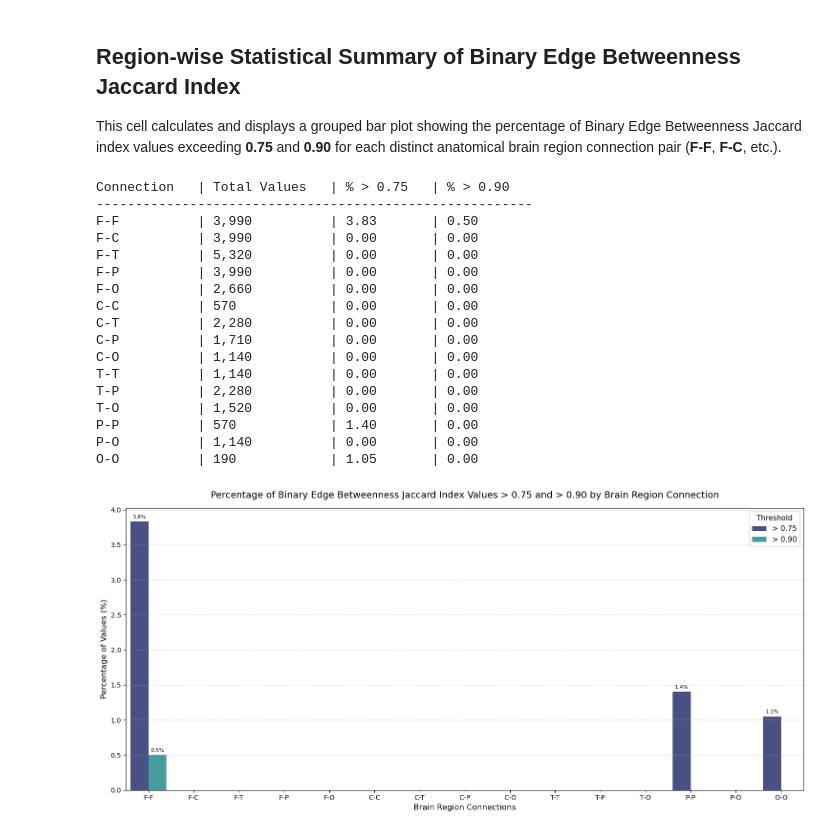
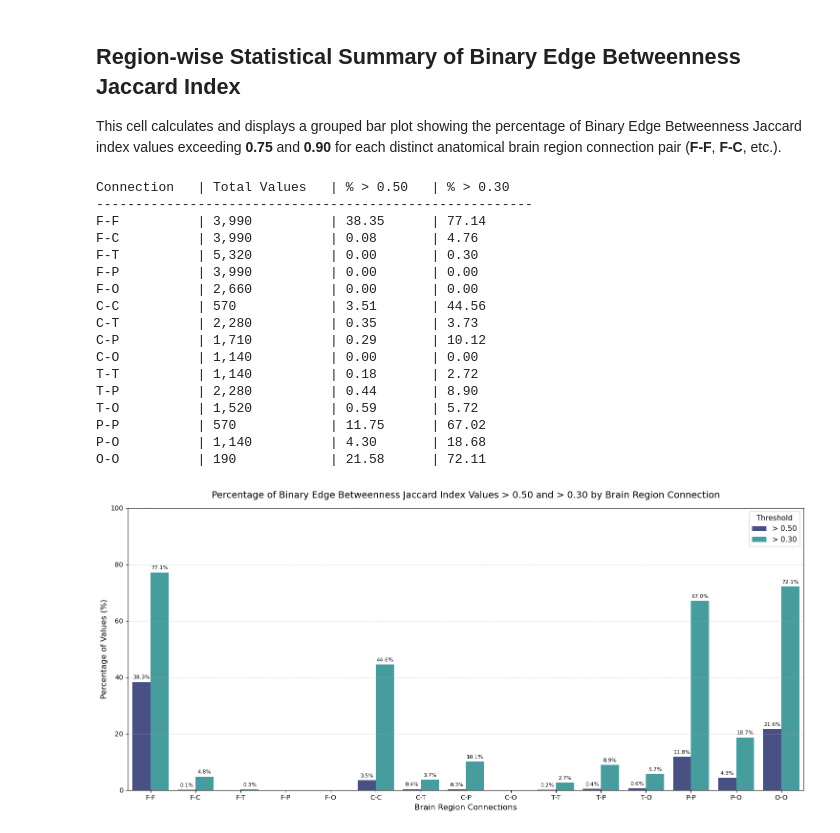
Before and after one commit to AlooKaLaddoo/HonoursM26, a Jupyter notebook: binary/binaryEdgeBetweennessJaccard.ipynb, the cells around one changed output. Drawn from its saved outputs; the diff is of its cells as text; code cells hidden in the pictures.

```diff
--- a/binary/binaryEdgeBetweennessJaccard.ipynb
+++ b/binary/binaryEdgeBetweennessJaccard.ipynb
@@ -351,68 +351,69 @@ for idx, edge in enumerate(edge_labels):
         col_vals = heatmap_data[:, idx]
         region_values[cat].extend(col_vals)
 
-# 3. Calculate percentages > 0.75 and > 0.90
+# 3. Calculate percentages > 0.50 and > 0.30
 stats_data = []
 
-print(f"{'Connection':<12} | {'Total Values':<14} | {'% > 0.75':<10} | {'% > 0.90':<10}")
+print(f"{'Connection':<12} | {'Total Values':<14} | {'% > 0.50':<10} | {'% > 0.30':<10}")
 print("-" * 56)
 
 for cat in region_groups:
     vals = np.array(region_values[cat])
     total = len(vals)
     if total > 0:
-        pct_75 = (np.sum(vals > 0.75) / total) * 100.0
-        pct_90 = (np.sum(vals > 0.90) / total) * 100.0
+        pct_50 = (np.sum(vals > 0.50) / total) * 100.0
+        pct_30 = (np.sum(vals > 0.30) / total) * 100.0
     else:
-        pct_75, pct_90 = 0.0, 0.0
+        pct_50, pct_30 = 0.0, 0.0
 
     val_str = f"{total:,}"
-    print(f"{cat:<12} | {val_str:<14} | {pct_75:<10.2f} | {pct_90:<10.2f}")
+    print(f"{cat:<12} | {val_str:<14} | {pct_50:<10.2f} | {pct_30:<10.2f}")
 
-    stats_data.append({'Region Pair': cat, 'Threshold': '> 0.75', 'Percentage': pct_75})
-    stats_data.append({'Region Pair': cat, 'Threshold': '> 0.90', 'Percentage': pct_90})
+    stats_data.append({'Region Pair': cat, 'Threshold': '> 0.50', 'Percentage': pct_50})
+    stats_data.append({'Region Pair': cat, 'Threshold': '> 0.30', 'Percentage': pct_30})
 
 df_stats = pd.DataFrame(stats_data)
 
 # 4. Plot the grouped bar chart
 plt.figure(figsize=(15, 7))
 ax = sns.barplot(data=df_stats, x='Region Pair', y='Percentage', hue='Threshold', palette='mako')
 
-plt.title('Percentage of Binary Edge Betweenness Jaccard Index Values > 0.75 and > 0.90 by Brain Region Connection', fontsize=14, pad=15)
+plt.title('Percentage of Binary Edge Betweenness Jaccard Index Values > 0.50 and > 0.30 by Brain Region Connection', fontsize=14, pad=15)
 plt.xlabel('Brain Region Connections', fontsize=12)
 plt.ylabel('Percentage of Values (%)', fontsize=12)
+plt.ylim(0, 100)
 plt.grid(axis='y', linestyle='--', alpha=0.5)
 
 # Add value labels above the bars for clear readability
 for p in ax.patches:
     height = p.get_height()
     if height > 0:
         ax.annotate(f"{height:.1f}%",
                     (p.get_x() + p.get_width() / 2., height),
                     ha='center', va='bottom',
                     xytext=(0, 3),
                     textcoords='offset points',
                     fontsize=8, rotation=0)
 
 plt.legend(title='Threshold', fontsize=11, title_fontsize=11)
 plt.tight_layout()
 plt.show()
 # %% [output]
-Connection   | Total Values   | % > 0.75   | % > 0.90
+Connection   | Total Values   | % > 0.50   | % > 0.30
 --------------------------------------------------------
-F-F          | 3,990          | 3.83       | 0.50
-F-C          | 3,990          | 0.00       | 0.00
-F-T          | 5,320          | 0.00       | 0.00
+F-F          | 3,990          | 38.35      | 77.14
+F-C          | 3,990          | 0.08       | 4.76
+F-T          | 5,320          | 0.00       | 0.30
 F-P          | 3,990          | 0.00       | 0.00
 F-O          | 2,660          | 0.00       | 0.00
-C-C          | 570            | 0.00       | 0.00
-C-T          | 2,280          | 0.00       | 0.00
-C-P          | 1,710          | 0.00       | 0.00
+C-C          | 570            | 3.51       | 44.56
+C-T          | 2,280          | 0.35       | 3.73
+C-P          | 1,710          | 0.29       | 10.12
 C-O          | 1,140          | 0.00       | 0.00
-T-T          | 1,140          | 0.00       | 0.00
-T-P          | 2,280          | 0.00       | 0.00
-T-O          | 1,520          | 0.00       | 0.00
-P-P          | 570            | 1.40       | 0.00
-P-O          | 1,140          | 0.00       | 0.00
-O-O          | 190            | 1.05       | 0.00
+T-T          | 1,140          | 0.18       | 2.72
+T-P          | 2,280          | 0.44       | 8.90
+T-O          | 1,520          | 0.59       | 5.72
+P-P          | 570            | 11.75      | 67.02
+P-O          | 1,140          | 4.30       | 18.68
+O-O          | 190            | 21.58      | 72.11
-[figure, old version]
+[figure, new version]
```
Also changed, not shown: parts of 1 cell of this notebook, 13 other files.
